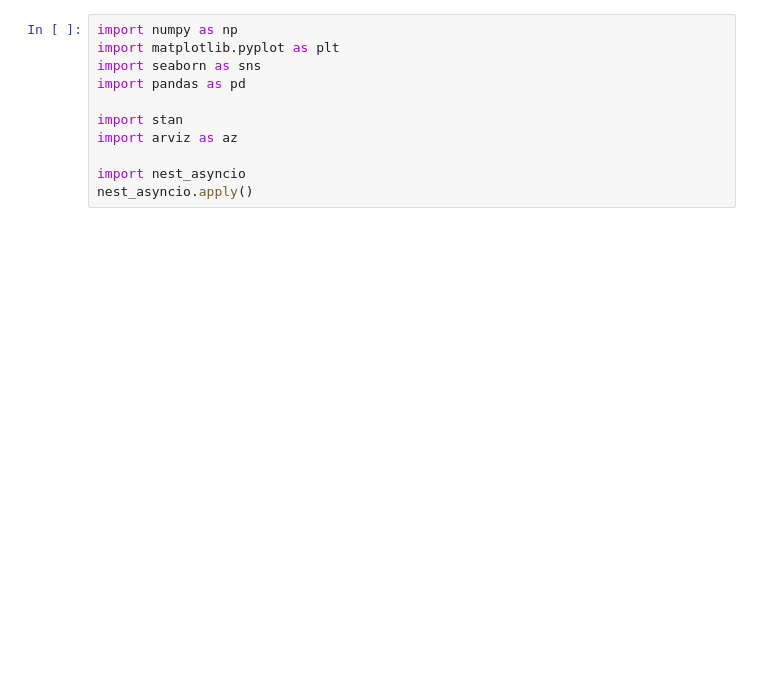
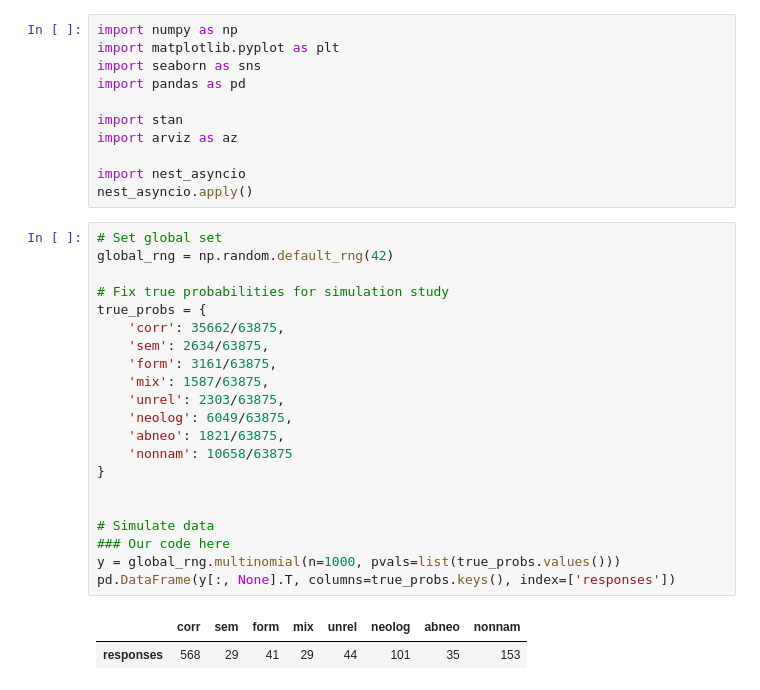
Before and after one commit to maryellenmarino/Cognitive_ModelingS24, a Jupyter notebook: hw3/aphasia_mpt.ipynb, the cells around one changed output. Drawn from its saved outputs; the diff is of its cells as text; blank space fills up the shorter version.

```diff
--- a/hw3/aphasia_mpt.ipynb
+++ b/hw3/aphasia_mpt.ipynb
@@ -9,3 +9,27 @@ import arviz as az
 
 import nest_asyncio
 nest_asyncio.apply()
+# %%
+# Set global set
+global_rng = np.random.default_rng(42)
+
+# Fix true probabilities for simulation study
+true_probs = {
+    'corr': 35662/63875,
+    'sem': 2634/63875,
+    'form': 3161/63875,
+    'mix': 1587/63875,
+    'unrel': 2303/63875,
+    'neolog': 6049/63875,
+    'abneo': 1821/63875,
+    'nonnam': 10658/63875
+}
+
+
+# Simulate data
+### Our code here
+y = global_rng.multinomial(n=1000, pvals=list(true_probs.values()))
+pd.DataFrame(y[:, None].T, columns=true_probs.keys(), index=['responses'])
+# %% [output]
+|  | corr | sem | form | mix | unrel | neolog | abneo | nonnam |
+| responses | 568 | 29 | 41 | 29 | 44 | 101 | 35 | 153 |
```
Also changed, not shown: parts of 7 cells of this notebook.
